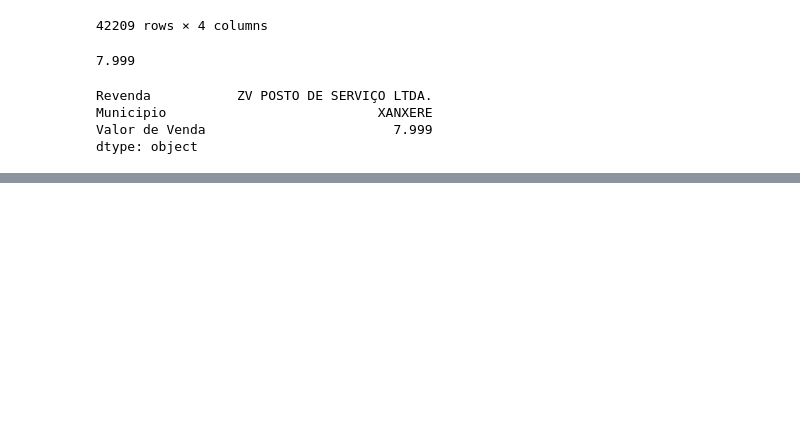
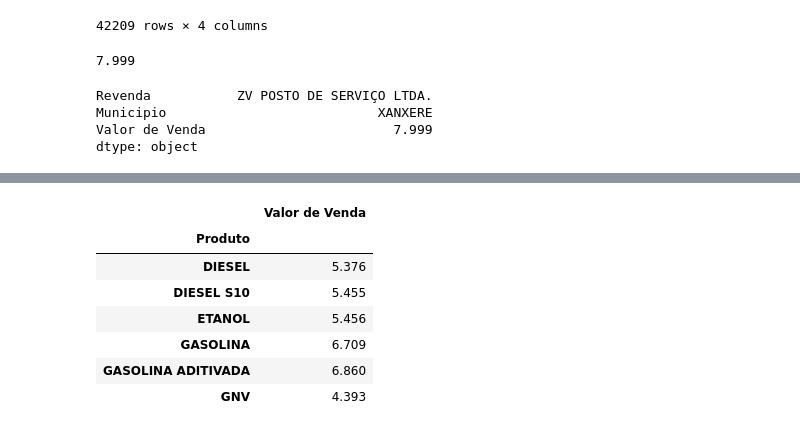
Before and after one commit to thiaguera44/PythonPanda, a Jupyter notebook: Primeiro_Exemplo_em_Pandas.ipynb, the cells around one changed output, grey strips where cells are left out. Saved outputs shown, nothing was run; the diff lists cells and outputs as text; code cells hidden in the pictures; blank space fills up the shorter version.

```diff
--- a/Primeiro_Exemplo_em_Pandas.ipynb
+++ b/Primeiro_Exemplo_em_Pandas.ipynb
@@ -209,0 +243,14 @@ dtype: object
+# %%
+# Mostrar média de valor de venda POR COMBUSTIVEL do brasilzão todo?
+
+media_combustivel_df = ca_df[['Produto','Valor de Venda']].groupby(by = 'Produto').mean().round(3)
+display(media_combustivel_df)
+# %% [output]
+|  | Valor de Venda |
+| Produto |  |
+| DIESEL | 5.376 |
+| DIESEL S10 | 5.455 |
+| ETANOL | 5.456 |
+| GASOLINA | 6.709 |
+| GASOLINA ADITIVADA | 6.860 |
+| GNV | 4.393 |
```
Also changed, not shown: parts of 6 cells of this notebook.
